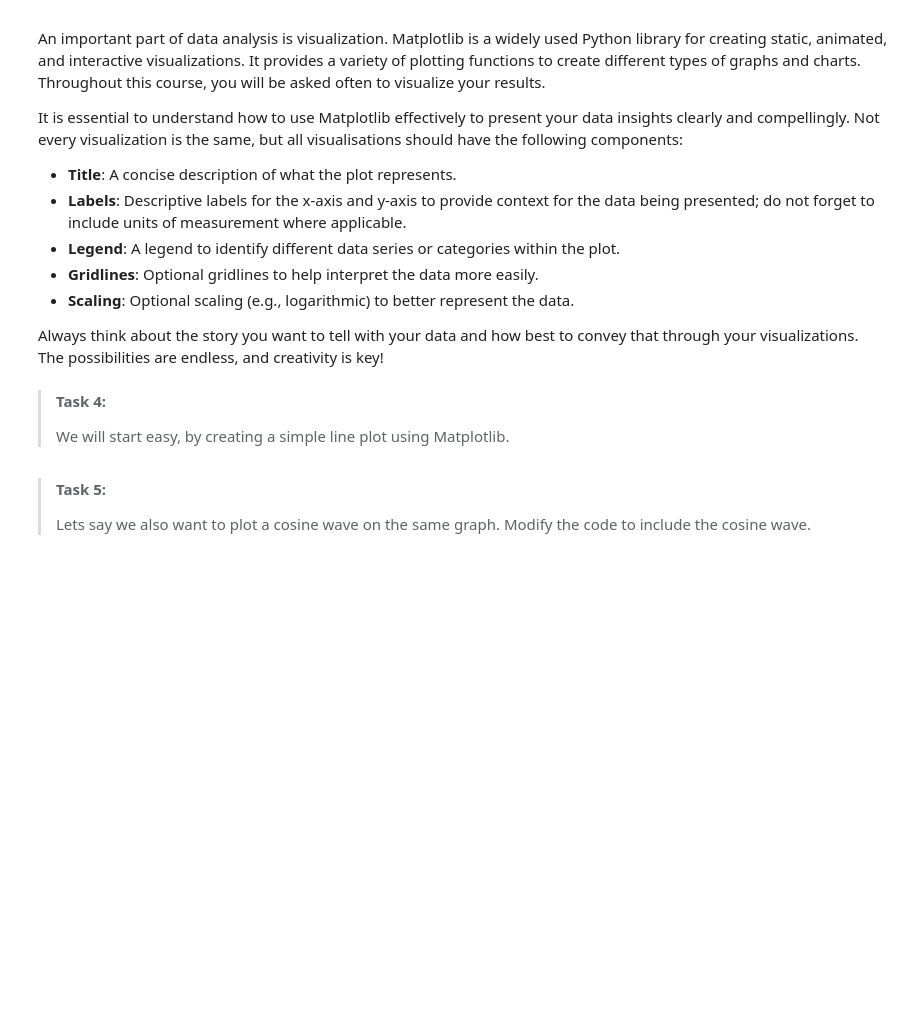
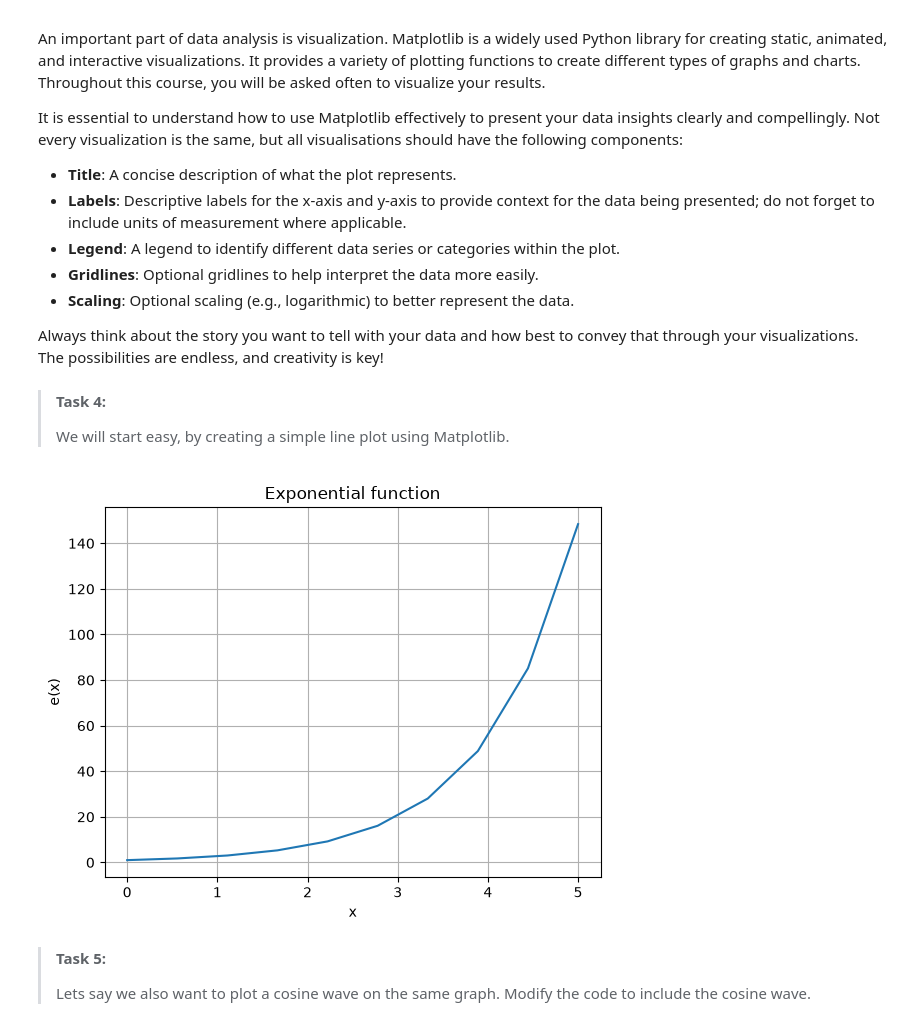
Before and after one commit to anastasisdellis21-png/P.A.1.4, a Jupyter notebook: 3_programming_fundamental_concepts.ipynb, the cells around one changed output. Saved outputs shown, nothing was run; the diff lists cells and outputs as text; code cells hidden in the pictures; blank space fills up the shorter version.

```diff
--- a/3_programming_fundamental_concepts.ipynb
+++ b/3_programming_fundamental_concepts.ipynb
@@ -97,9 +103,18 @@ Always think about the story you want to tell with your data and how best to con
 > We will start easy, by creating a simple line plot using Matplotlib.
 # %%
 import numpy as np
-import matplotlib as plt
+import matplotlib.pyplot as plt
 
-# create the plot
+x=np.linspace(0,5,10)
+y=np.e**x
+
+plt.plot(x,y)
+plt.title("Exponential function")
+plt.xlabel("x")
+plt.ylabel("e(x)")
+plt.grid()
+# %% [output]
+[figure, added]
 # %% [markdown]
 > **Task 5:**
 >
```
Also changed, not shown: parts of 3 cells of this notebook.
